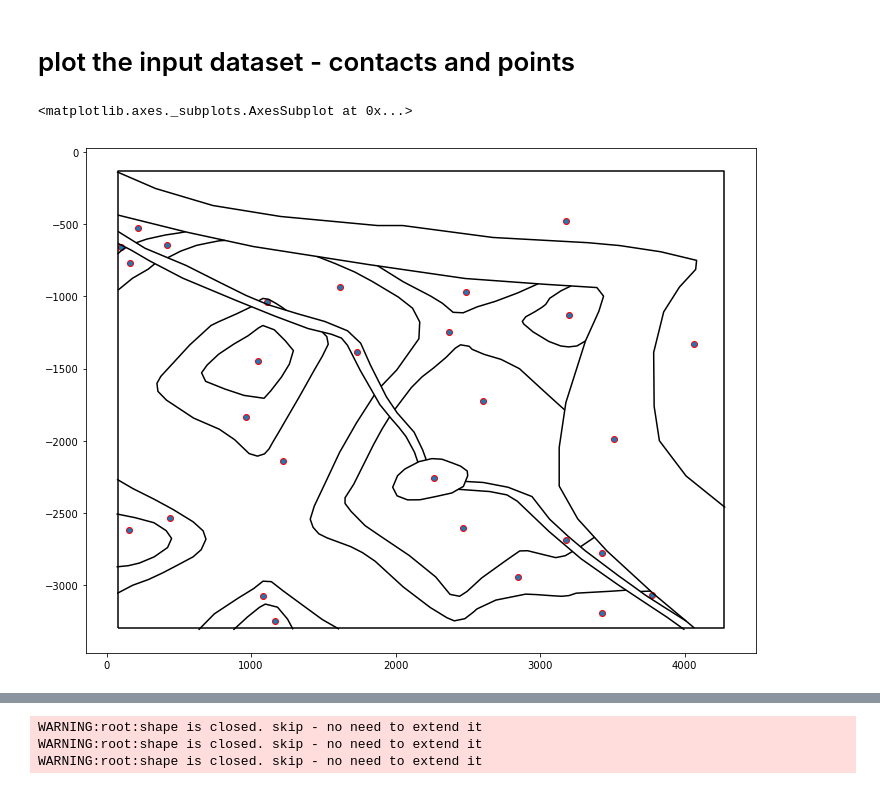
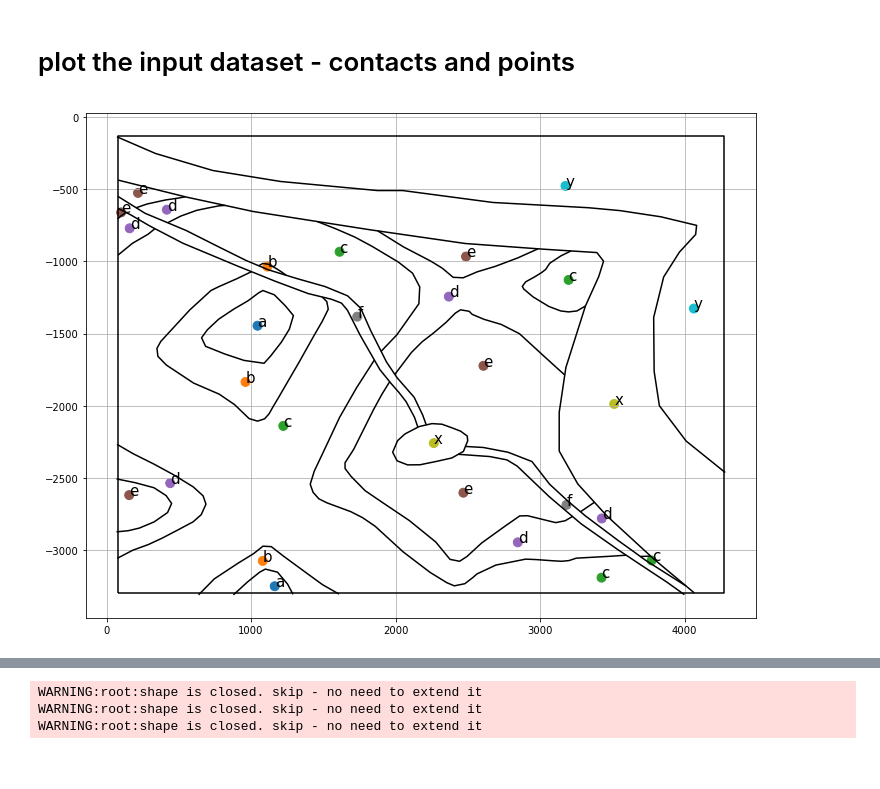
Before and after one commit to planmap-eu/mappy, a Jupyter notebook: notebooks/ProcessMapUsingGeopandas.ipynb, the cells around one changed output, grey strips where cells are left out. Saved outputs shown, nothing was run; the diff lists cells and outputs as text; code cells hidden in the pictures.

Commit message:
first example with data

```diff
--- a/notebooks/ProcessMapUsingGeopandas.ipynb
+++ b/notebooks/ProcessMapUsingGeopandas.ipynb
@@ -22,6 +22,12 @@ unit_uuid_name = "unit_name" # the name of the field to use to populate the map.
 
 # output data - geopackage
 outputfname = "./output-map-data.gpkg"
+
+dist = 1.0 # extend of 1 meters all the extreme segments of contacts - needed to ensure proper intersections
+
+import os # we also use this example for generating images for the readme.
+figdir = "../images/"
+os.makedirs(figdir, exist_ok=True)
 # %% [output]
 Populating the interactive namespace from numpy and matplotlib
 # %%
@@ -31,10 +37,18 @@ units = geopandas.GeoDataFrame.from_file(unit_id)
 cts = cts[cts.geometry.values != None] # remove null geometries
 # %% [markdown]
 # plot the input dataset - contacts and points
-# %%
-# figure()
-cts.plot(color="black", ax=gca())
-units.plot( ax=gca(), edgecolor="r")
-# %% [output]
-<matplotlib.axes._subplots.AxesSubplot at 0x...>
-[figure, removed]
+# %%
+cts.plot(color="black", ax=gca())
+units.plot( ax=gca(), edgecolor=None, column=unit_uuid_name, markersize=80)
+savefig(os.path.join(figdir, "input_map.png"))
+
+data = units[["geometry", unit_uuid_name]]
+
+for id, row in data.iterrows():
+    text(row.geometry.x,row.geometry.y, row[unit_uuid_name], fontsize=15)
+
+grid()
+
+savefig(os.path.join(figdir, "input_map.png"))
+# %% [output]
+[figure, added]
```
Also changed, not shown: parts of 3 cells of this notebook, 6 other files.
